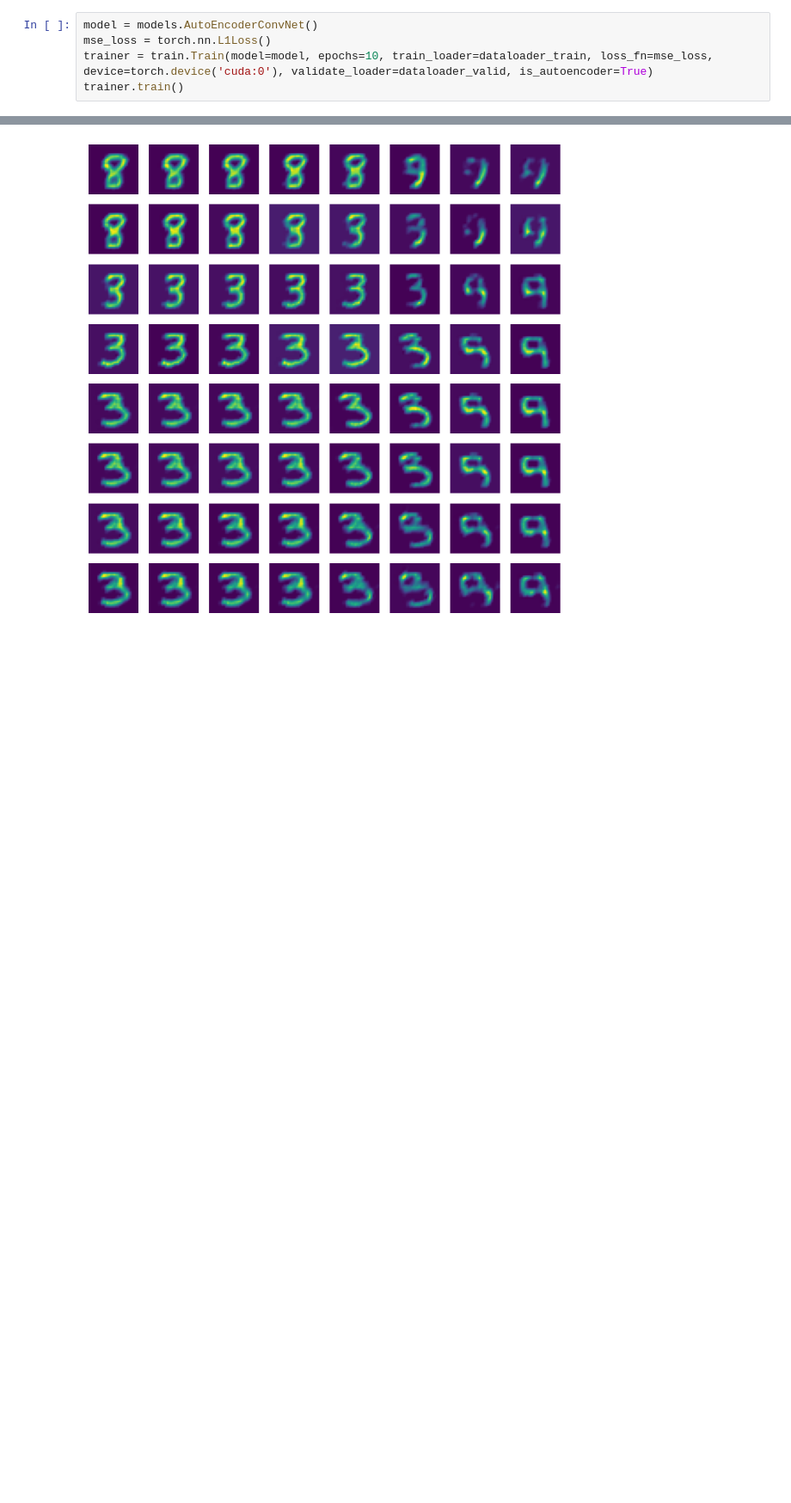
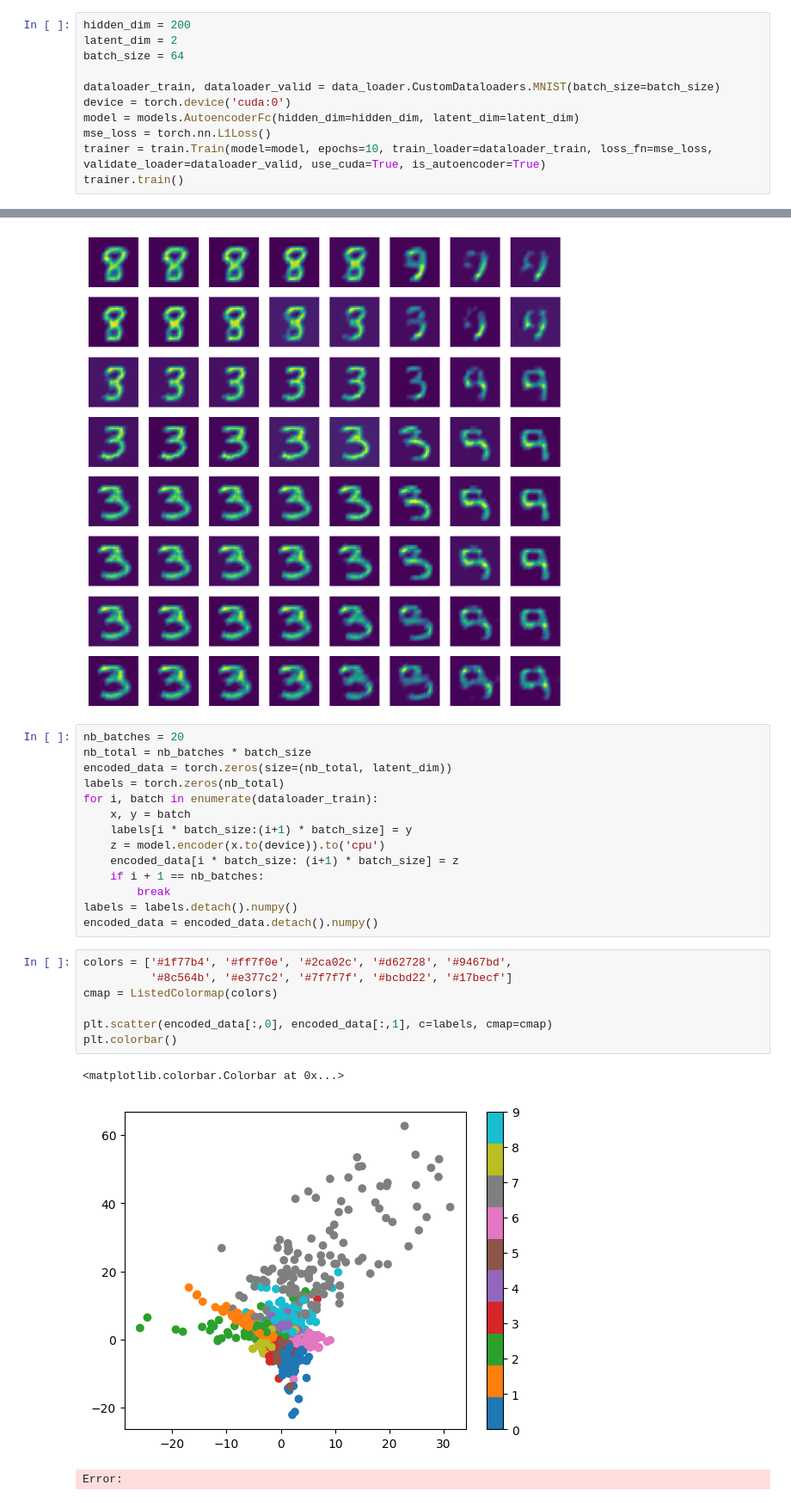
Before and after one commit to fclarke1/autoencoders-and-vae, a Jupyter notebook: autoencoder.ipynb, the cells around one changed output, grey strips where cells are left out. Shown at 86% size. Saved outputs shown, nothing was run; the diff lists cells and outputs as text; blank space fills up the shorter version.

```diff
--- a/autoencoder.ipynb
+++ b/autoencoder.ipynb
@@ -15,7 +10,13 @@ device = torch.device('cuda:0')
 # %%
-model = models.AutoEncoderConvNet()
+hidden_dim = 200
+latent_dim = 2
+batch_size = 64
+
+dataloader_train, dataloader_valid = data_loader.CustomDataloaders.MNIST(batch_size=batch_size)
+device = torch.device('cuda:0')
+model = models.AutoencoderFc(hidden_dim=hidden_dim, latent_dim=latent_dim)
 mse_loss = torch.nn.L1Loss()
-trainer = train.Train(model=model, epochs=10, train_loader=dataloader_train, loss_fn=mse_loss, device=torch.device('cuda:0'), validate_loader=dataloader_valid, is_autoencoder=True)
+trainer = train.Train(model=model, epochs=10, train_loader=dataloader_train, loss_fn=mse_loss, validate_loader=dataloader_valid, use_cuda=True, is_autoencoder=True)
 trainer.train()
 # %% [output]
 epoch: 0
@@ -108,3 +111,28 @@ for i in range(rows):
 plt.show()
 # %% [output]
 [figure]
+# %%
+nb_batches = 20
+nb_total = nb_batches * batch_size
+encoded_data = torch.zeros(size=(nb_total, latent_dim))
+labels = torch.zeros(nb_total)
+for i, batch in enumerate(dataloader_train):
+    x, y = batch
+    labels[i * batch_size:(i+1) * batch_size] = y
+    z = model.encoder(x.to(device)).to('cpu')
+    encoded_data[i * batch_size: (i+1) * batch_size] = z
+    if i + 1 == nb_batches:
+        break
+labels = labels.detach().numpy()
+encoded_data = encoded_data.detach().numpy()
+# %%
+colors = ['#1f77b4', '#ff7f0e', '#2ca02c', '#d62728', '#9467bd',
+          '#8c564b', '#e377c2', '#7f7f7f', '#bcbd22', '#17becf']
+cmap = ListedColormap(colors)
+
+plt.scatter(encoded_data[:,0], encoded_data[:,1], c=labels, cmap=cmap)
+plt.colorbar()
+# %% [output]
+<matplotlib.colorbar.Colorbar at 0x...>
+[figure, added]
+Error:
```
Also changed, not shown: parts of 5 cells of this notebook, 7 other files.
